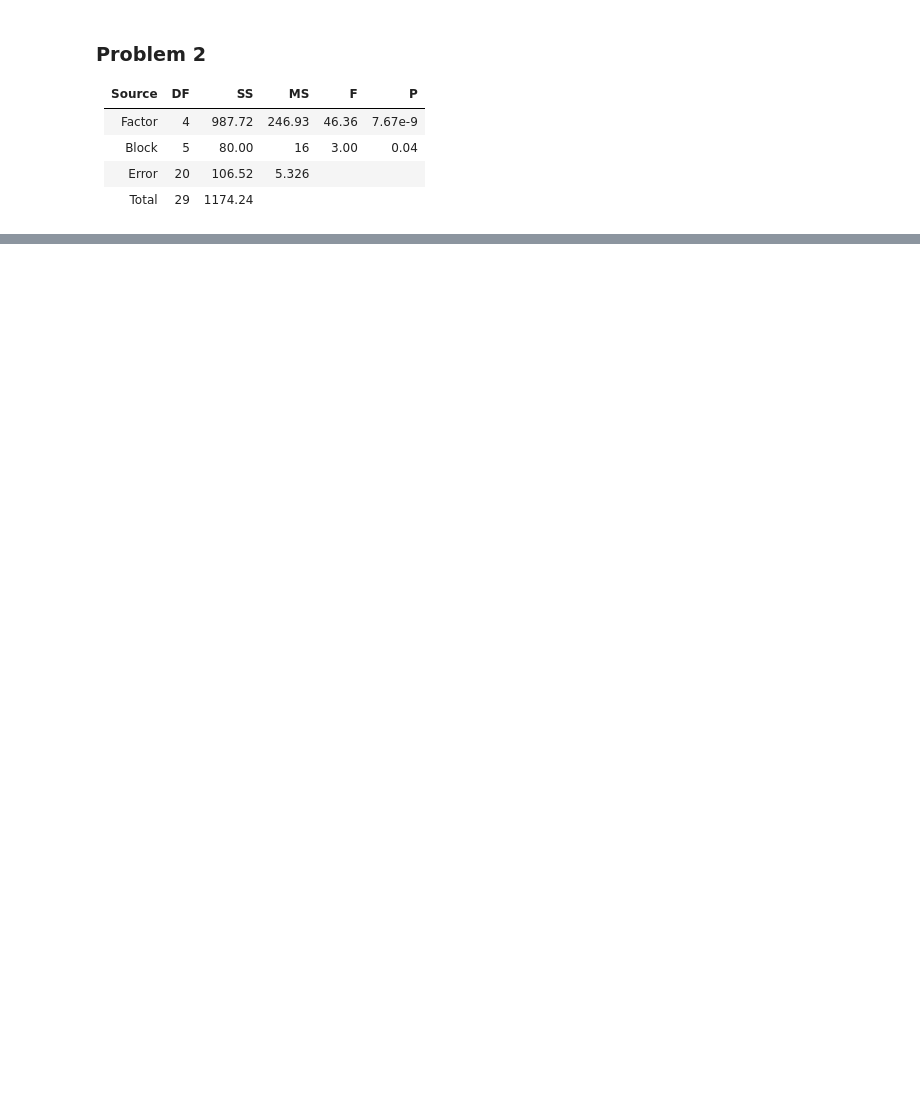
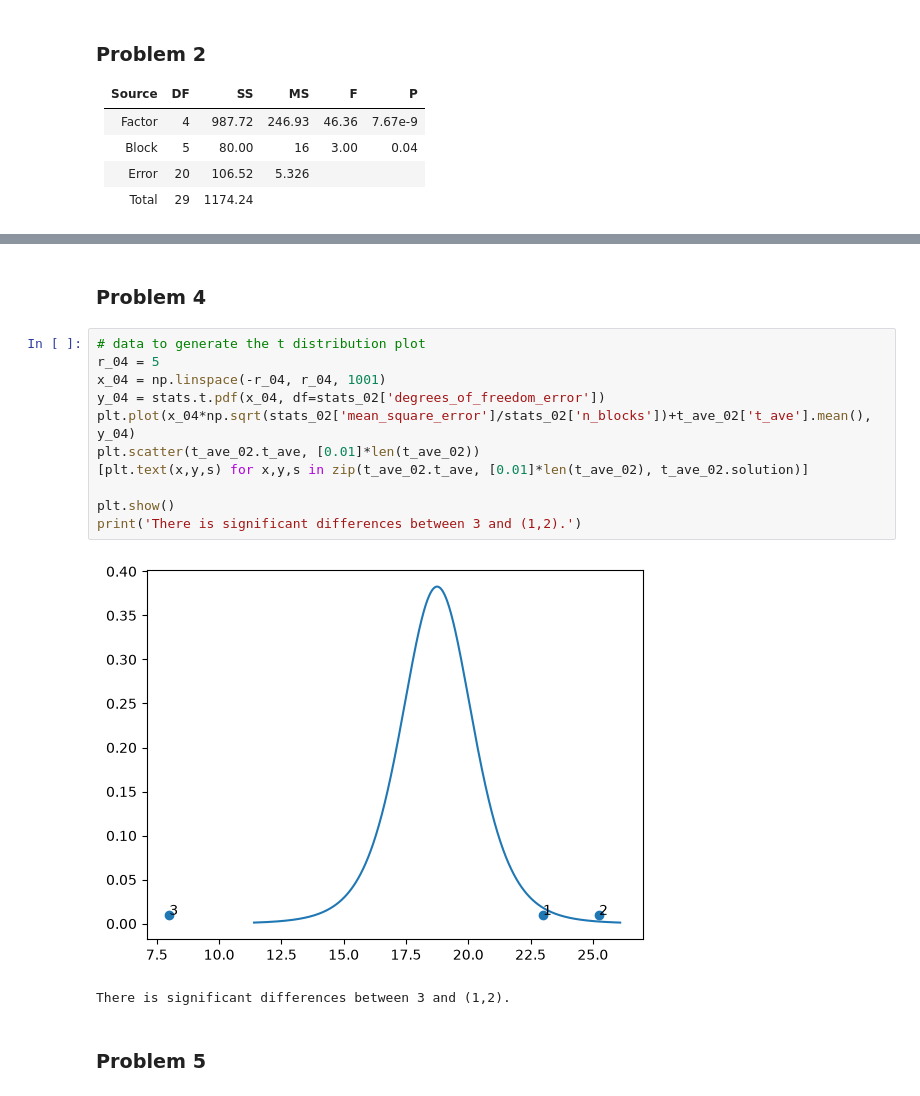
Before and after one commit to Peiguang2024/design-of-experiment, a Jupyter notebook: Montgomery/chapter4.ipynb, the cells around one changed output, grey strips where cells are left out. Saved outputs shown, nothing was run; the diff lists cells and outputs as text; blank space fills up the shorter version.

```diff
--- a/Montgomery/chapter4.ipynb
+++ b/Montgomery/chapter4.ipynb
@@ -157,0 +331,18 @@ stats.f.sf(46.36, dfn = 4, dfd=20), stats.f.sf(3, dfn = 5, dfd=20) # no signific
+# %% [markdown]
+### Problem 4
+# %%
+# data to generate the t distribution plot
+r_04 = 5
+x_04 = np.linspace(-r_04, r_04, 1001)
+y_04 = stats.t.pdf(x_04, df=stats_02['degrees_of_freedom_error'])
+plt.plot(x_04*np.sqrt(stats_02['mean_square_error']/stats_02['n_blocks'])+t_ave_02['t_ave'].mean(), y_04)
+plt.scatter(t_ave_02.t_ave, [0.01]*len(t_ave_02))
+[plt.text(x,y,s) for x,y,s in zip(t_ave_02.t_ave, [0.01]*len(t_ave_02), t_ave_02.solution)]
+
+plt.show()
+print('There is significant differences between 3 and (1,2).')
+# %% [output]
+[figure, added]
+There is significant differences between 3 and (1,2).
+# %% [markdown]
+### Problem 5
```
Also changed, not shown: parts of 40 cells of this notebook, 1 other file.
